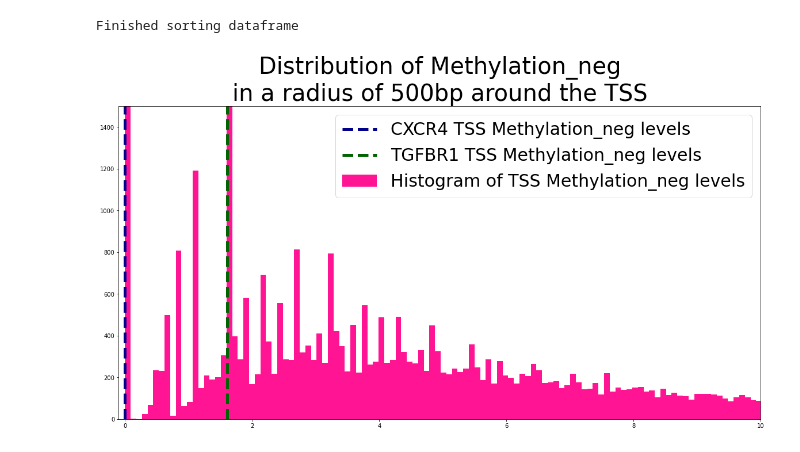
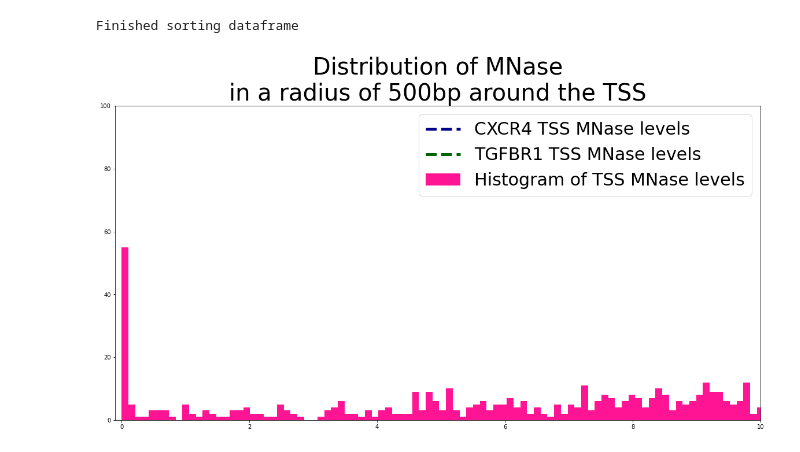
Before and after one commit to sanjitsbatra/deepENCODE, a Jupyter notebook: Baselines.ipynb, the cells around one changed output. Cells and saved outputs as stored; diff of their text form; code cells hidden in the pictures.

```diff
--- a/Baselines.ipynb
+++ b/Baselines.ipynb
@@ -26,12 +26,12 @@ warnings.filterwarnings('ignore')
 RESOLUTION = 25
 window_size = 401
 
-assays = ['DNase', 'H3K36me3', 'H3K27me3', 'H3K27ac', 'H3K4me1', 'H3K4me3', 'H3K9me3', 'Methylation_pos', 'Methylation_neg']
+assays = ['DNase', 'H3K36me3', 'H3K27me3', 'H3K27ac', 'H3K4me1', 'H3K4me3', 'H3K9me3', 'Methylation_pos', 'Methylation_neg', 'MNase']
 # %%
 colnames = ["pos_" + str(x) for x in list(range(-(window_size//2), (window_size//2) + 1))]
 colnames = colnames + ["log10p1(TPM)", "cell_type", "chrom", "position", "strand", "assay_index"]
 # df = pd.read_csv('../Data/Training_Data.for_Yun.csv', sep=",", names=colnames, low_memory=False)
-df = pd.read_csv('../Data/More.Methylation.Training_Data.csv', sep=",", names=colnames, low_memory=False)
+df = pd.read_csv('../Data/MNase.Training_Data.csv', sep=",", names=colnames, low_memory=False)
 
 # now append the CXCR4 and TGFBR1 features
 # df = pd.concat([df, df_special])
@@ -72,9 +72,9 @@ df
 df_quantiled = df
 
 
-cell_type = "T02"
+cell_type = "T100"
 
-operative_half_window_size = 124 # will lead to a total of 2*operative_half_window_size + 1 features
+operative_half_window_size = 80 # will lead to a total of 2*operative_half_window_size + 1 features
 pairwise_flag = True # If true then H3K27ac features will be concatentated with assays[assay_index-1]
 
 df_modeling = df_quantiled[(df_quantiled["cell_type"] != cell_type) & (df_quantiled["cell_type"] != cell_type)]
@@ -86,7 +86,7 @@ print("Finished sorting dataframe")
 Finished sorting dataframe
 # %%
 # Understanding the covariation of H3K27ac with DNA Methylation
-assay_index_choice = 9 # Methylation_neg
+assay_index_choice = 10 # Methylation_neg
 df_H3K27ac = df_sorted_unique.iloc[range(4-1, len(df_sorted_unique), len(assays)), :]
 df_other_assay = df_sorted_unique.iloc[range(assay_index_choice-1, len(df_sorted_unique), len(assays)), :]
 df_merged = pd.merge(df_H3K27ac, df_other_assay, how='inner', on=['cell_type', 'chrom', 'position', 'strand'], suffixes=['_H3K27ac', '_'+assays[assay_index_choice-1]])
@@ -99,35 +99,35 @@ methylation_width = 20
 for i in tqdm(range(min(100000, len(df_merged)))):
     methylation_level.append((i, np.sum( df_merged.iloc[i,
                                                     middle_position_second_feature-(methylation_width):
                                                     middle_position_second_feature+(methylation_width)+1,] )))
 methylation_level = np.asarray(methylation_level)
 
 # Compute methylation level of CXCR4 and TGFBR1
 x = np.load("../Data/CXCR4.npy")
 CXCR4_methylation_neg = x[0, :, assay_index_choice-1]
 l = len(CXCR4_methylation_neg)
 CXCR4_TSS_methylation_level = np.sum(CXCR4_methylation_neg[(l//2)-(methylation_width):(l//2)+(methylation_width)])
 
 
 x = np.load("../Data/TGFBR1.npy")
 TGFBR1_methylation_neg = x[0, :, assay_index_choice-1]
 l = len(TGFBR1_methylation_neg)
 TGFBR1_TSS_methylation_level = np.sum(TGFBR1_methylation_neg[(l//2)-(methylation_width):(l//2)+(methylation_width)])
 
 plt.rcParams["figure.figsize"] = (20, 10)
 plt.hist(methylation_level[:, 1], bins=1000, color='#FF1493', label="Histogram of TSS "+str(assays[assay_index_choice-1])+" levels")
 plt.xlim(-0.1, 10)
-plt.ylim(0, 1500)
+plt.ylim(0, 100)
 
 plt.axvline(x=CXCR4_TSS_methylation_level, color="darkblue", linewidth=5, linestyle='--', label="CXCR4 TSS "+str(assays[assay_index_choice-1])+" levels")
 plt.axvline(x=TGFBR1_TSS_methylation_level, color="darkgreen", linewidth=5, linestyle='--', label="TGFBR1 TSS "+str(assays[assay_index_choice-1])+" levels")
 
 plt.legend(loc='upper right', prop={'size': 30}, ncol=1)
 
 plt.title("Distribution of "+str(assays[assay_index_choice-1])+"\nin a radius of "+str(methylation_width*RESOLUTION)+"bp around the TSS", fontsize=40)
 plt.show()
 # %% [output]
-[figure, old version]
+[figure, new version]
 # %%
 a = methylation_level[:, 1]
 b = df_merged['log10p1(TPM)_Methylation_neg']
```
Also changed, not shown: parts of 5 cells of this notebook, 4 other files.
